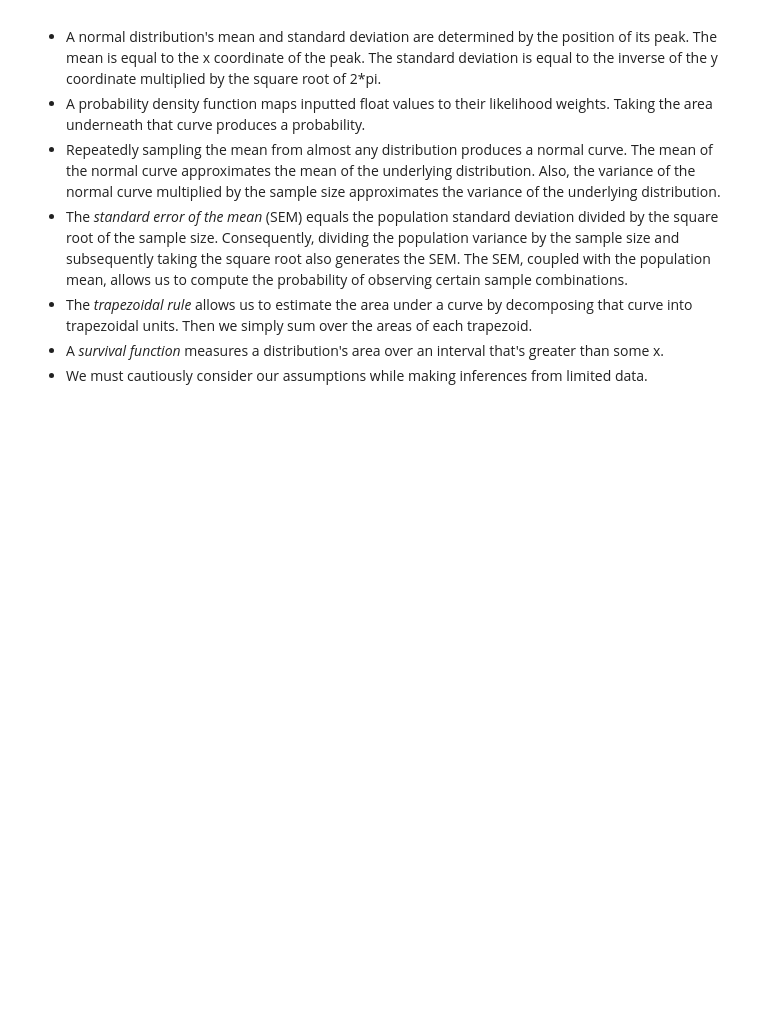
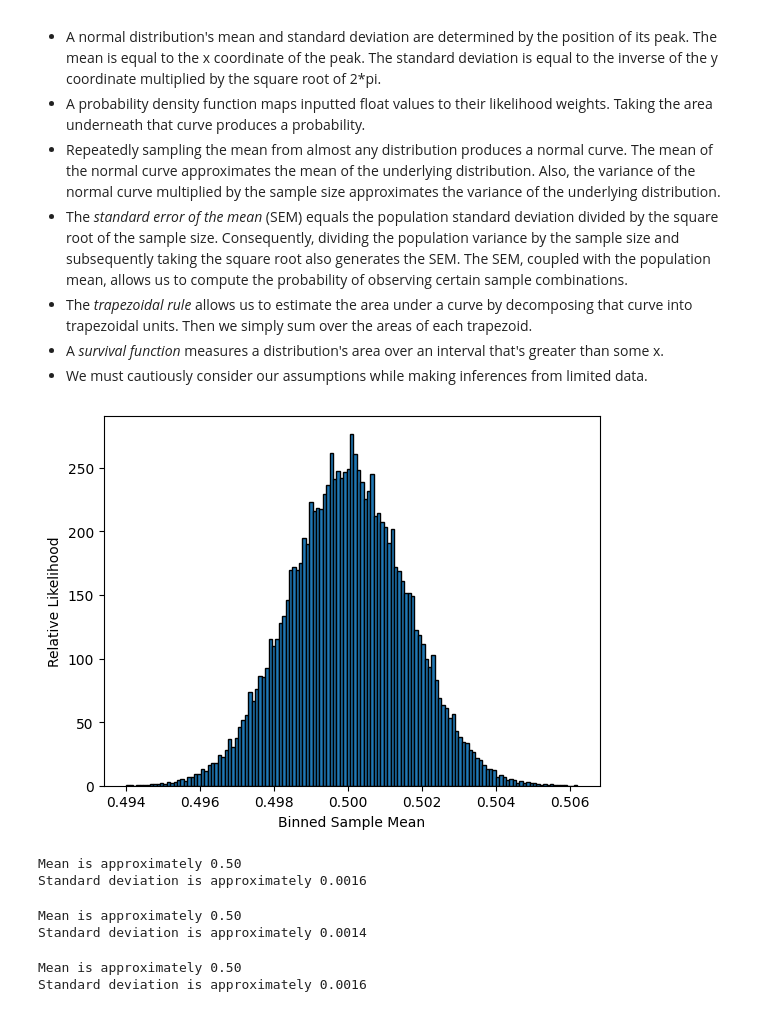
Before and after one commit to tacotuesday/reading_list, a Jupyter notebook: python/data_science_bookcamp/cs02-curriculum.ipynb, the cells around one changed output. Drawn from its saved outputs; the diff is of its cells as text; code cells hidden in the pictures; blank space fills up the shorter version.

Commit message:
Calculating mean and standard distribution

```diff
--- a/python/data_science_bookcamp/cs02-curriculum.ipynb
+++ b/python/data_science_bookcamp/cs02-curriculum.ipynb
@@ -390,3 +390,60 @@ Summary:
 - The *trapezoidal rule* allows us to estimate the area under a curve by decomposing that curve into trapezoidal units. Then we simply sum over the areas of each trapezoid.
 - A *survival function* measures a distribution's area over an interval that's greater than some x.
 - We must cautiously consider our assumptions while making inferences from limited data.
+# %%
+# Computing head-count frequencies from the mean
+
+np.random.seed(0)
+sample_size = 100000
+sample = np.array([np.random.binomial(1, 0.5) for _ in range(sample_size)]) # _ is a throwaway variable
+head_count = sample.sum() # sum of 1s is the number of heads
+head_count_frequency = head_count / sample_size
+assert head_count_frequency == sample.mean()
+# %%
+# Alternatively, compute all 100000 head-count frequencies at once
+# Create an array of sample means
+
+np.random.seed(0)
+frequencies = np.random.binomial(sample_size, 0.5, 100000) / sample_size
+# %%
+# Visualizing sample means in a histogram
+
+sample_means = frequencies
+likelihoods, bin_edges, _ = plt.hist(sample_means, bins='auto', edgecolor = 'black', density=True)
+plt.xlabel('Binned Sample Mean')
+plt.ylabel('Relative Likelihood')
+plt.show()
+# %% [output]
+[figure, added]
+# %%
+# Computing the mean and standard deviation of a histogram
+
+mean_normal = np.average(bin_edges[:-1], weights=likelihoods) # bin_edges[:-1] is a slice of all items except the last in the list
+var_normal = weighted_variance(bin_edges[:-1], likelihoods)
+std_normal = var_normal ** 0.5
+print(f'Mean is approximately {mean_normal:.2f}')
+print(f'Standard deviation is approximately {std_normal:.4f}')
+# %% [output]
+Mean is approximately 0.50
+Standard deviation is approximately 0.0016
+# %%
+# Computing the mean and standard deviation from peak coordinates
+
+import math
+peak_x_value = bin_edges[likelihoods.argmax()]
+print(f'Mean is approximately {peak_x_value:.2f}')
+peak_y_value = likelihoods.max()
+std_from_peak = (peak_y_value * (2 * math.pi) ** 0.5) ** -1
+print(f'Standard deviation is approximately {std_from_peak:.4f}')
+# %% [output]
+Mean is approximately 0.50
+Standard deviation is approximately 0.0014
+# %%
+# Computing the mean and standard deviation by calling `stats.norm.fit(sample_means)`
+
+fitted_mean, fitted_standard_deviation = stats.norm.fit(sample_means)
+print(f'Mean is approximately {fitted_mean:.2f}')
+print(f'Standard deviation is approximately {fitted_standard_deviation:.4f}')
+# %% [output]
+Mean is approximately 0.50
+Standard deviation is approximately 0.0016
```
